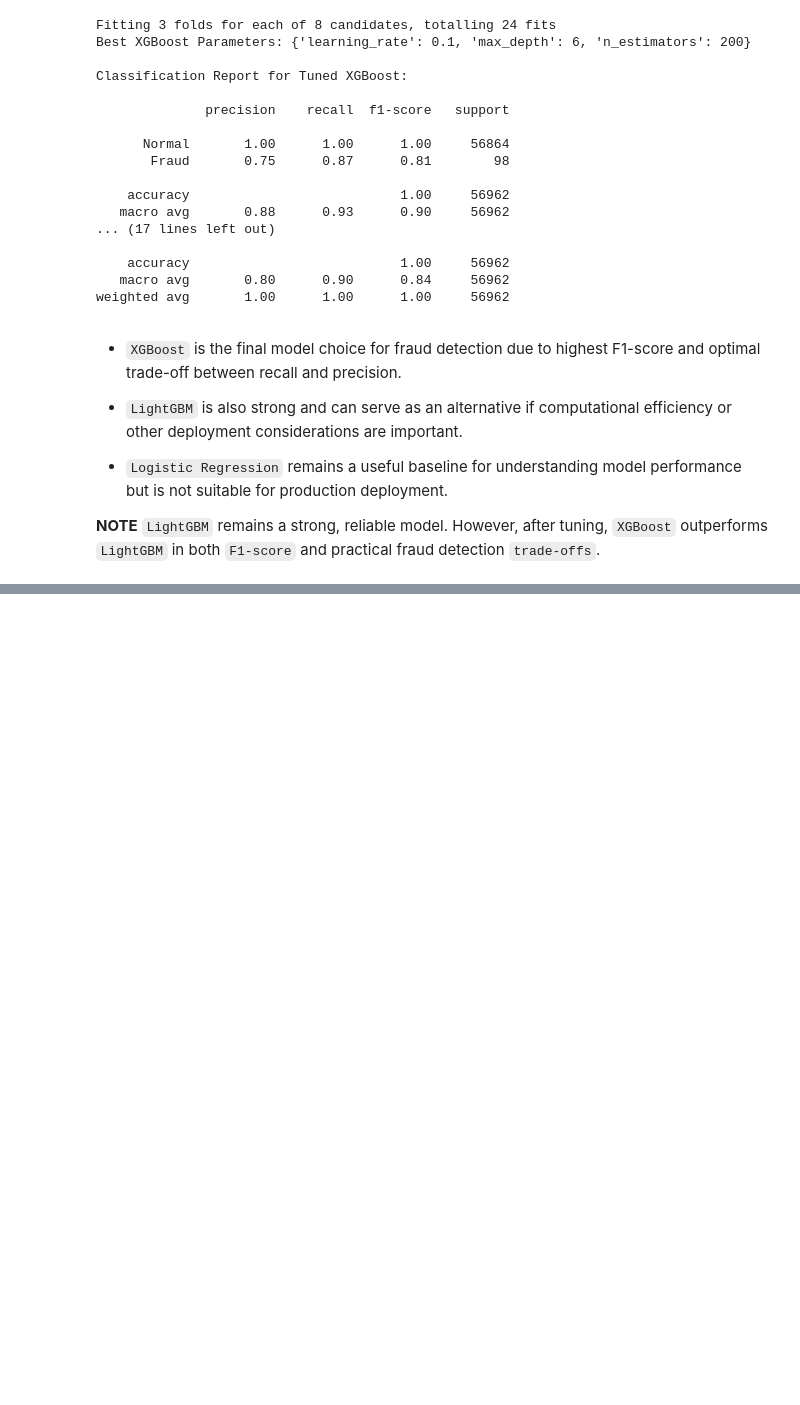
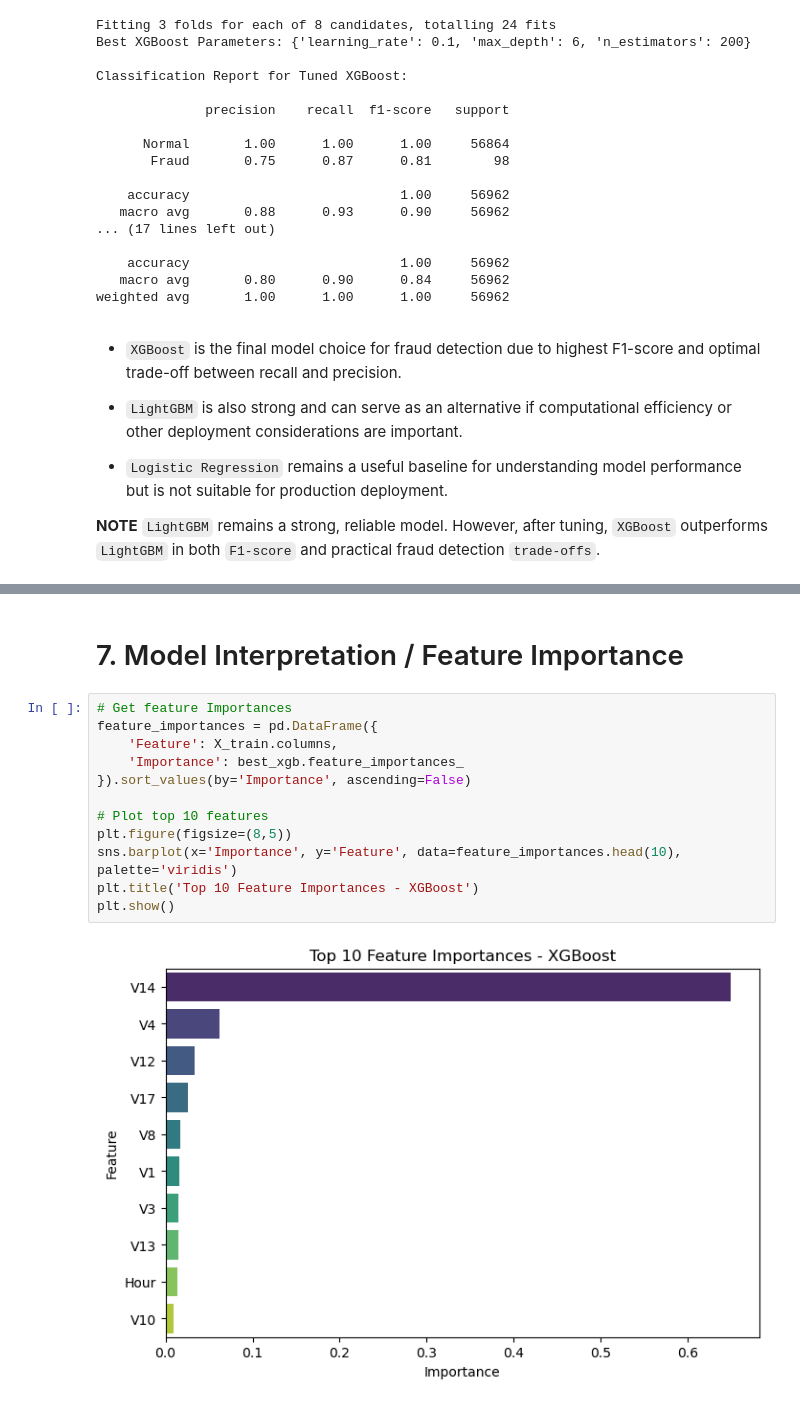
Before and after one commit to Alice-Mathenge/Credit-Card-Fraud-Detection-Analysis, a Jupyter notebook: Notebooks/Index.ipynb, the cells around one changed output, grey strips where cells are left out. Saved outputs shown, nothing was run; the diff lists cells and outputs as text; blank space fills up the shorter version.

```diff
--- a/Notebooks/Index.ipynb
+++ b/Notebooks/Index.ipynb
@@ -829,0 +904,16 @@ weighted avg       1.00      1.00      1.00     56962
+# %% [markdown]
+# 7. Model Interpretation / Feature Importance
+# %%
+# Get feature Importances
+feature_importances = pd.DataFrame({
+    'Feature': X_train.columns,
+    'Importance': best_xgb.feature_importances_
+}).sort_values(by='Importance', ascending=False)
+
+# Plot top 10 features
+plt.figure(figsize=(8,5))
+sns.barplot(x='Importance', y='Feature', data=feature_importances.head(10), palette='viridis')
+plt.title('Top 10 Feature Importances - XGBoost')
+plt.show()
+# %% [output]
+[figure, added]
```
Also changed, not shown: parts of 12 cells of this notebook.
